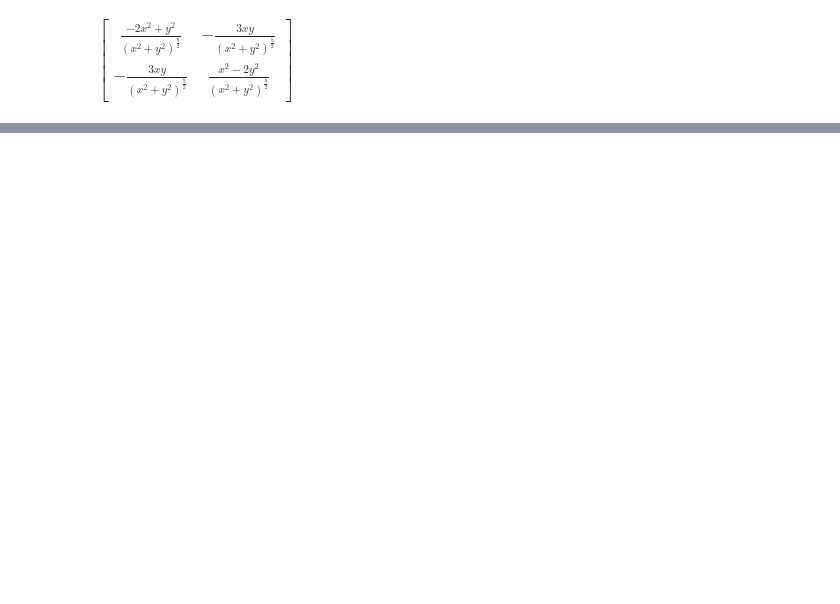
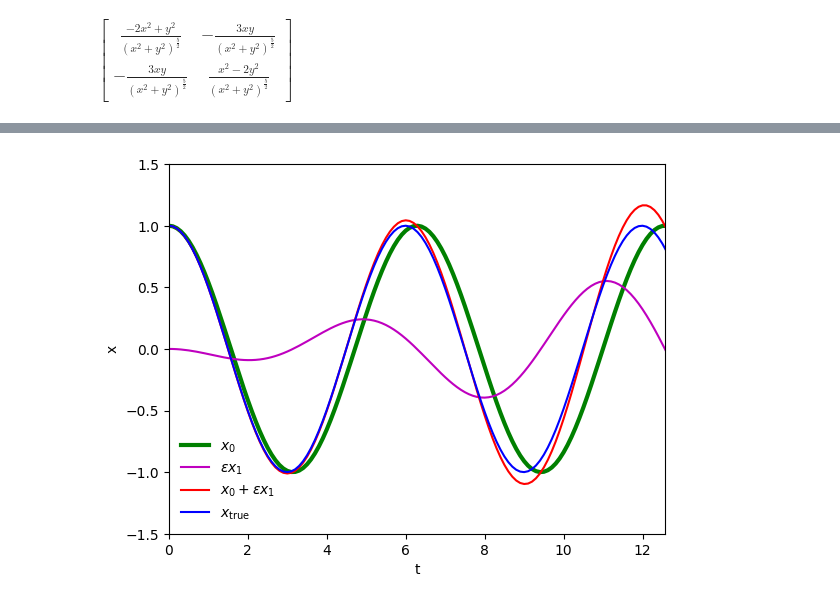
Before and after one commit to ybillchen/useful_scripts, a Jupyter notebook: Hamiltonian.ipynb, the cells around one changed output, grey strips where cells are left out. Drawn from its saved outputs; the diff is of its cells as text; code cells hidden in the pictures; blank space fills up the shorter version.

```diff
--- a/Hamiltonian.ipynb
+++ b/Hamiltonian.ipynb
@@ -428,0 +549,73 @@ plt.show()
+# %%
+# Base solution
+
+fig, ax = plt.subplots()
+
+def f(state, t):
+    x, v = state
+    dHdx, dHdv = x, v
+    return np.array([dHdv, -dHdx])
+
+x0, v0 = 1.0, 0.0
+state0 = np.array([x0, v0])
+
+t_array = np.arange(0, 8*np.pi, 0.1)
+solution = odeint(f, state0, t_array)
+
+x, v = solution.T
+
+ax.plot(t_array, x, c='g', lw=3, label='$x_0$')
+
+xt = interp1d(t_array, x, fill_value='extrapolate')
+vt = interp1d(t_array, v, fill_value='extrapolate')
+
+# Perturbation
+
+epsilon = 0.1
+
+def f1(state, t):
+    x1, v1 = state
+    x, v = xt(t), vt(t)
+
+    dV1dx = x
+    T_term = 1 * x1 # tidal term
+
+    dx1dt, dv1dt = v1, -T_term-dV1dx
+    return np.array([dx1dt, dv1dt])
+
+state0 = np.array([0.0, 0.0])
+solution = odeint(f1, state0, t_array)
+
+x1, v1 = solution.T
+
+# for i in range(len(t_array)-1, 100, -40):
+#     ax.arrow(x[i],y[i],epsilon*x1[i],epsilon*y1[i], width=0.04, fc='m', ec='None', length_includes_head=True)
+# ax.plot([], [], c='m', label='$\epsilon x_1$')
+
+ax.plot(t_array, epsilon*x1, c='m', label='$\epsilon x_1$')
+ax.plot(t_array, x+epsilon*x1, c='r', label='$x_0+\epsilon x_1$')
+
+# true solution
+
+def ftrue(state, t):
+    x, v = state
+    dH1dx, dH1dv = x, 0
+    return f(state, t) + epsilon*np.array([dH1dv, -dH1dx])
+
+x0, v0 = 1.0, 0.0
+state0 = np.array([x0, v0])
+solution = odeint(ftrue, state0, t_array)
+
+xtrue, vtrue = solution.T
+
+ax.plot(t_array, xtrue, c='b', label=r'$x_{\rm true}$')
+
+ax.legend(frameon=False, loc='lower left')
+
+ax.set_xlim(0,4*np.pi)
+ax.set_ylim(-1.5,1.5)
+ax.set_xlabel('t')
+ax.set_ylabel('x')
+plt.show()
+# %% [output]
+[figure, added]
```
Also changed, not shown: parts of 8 cells of this notebook.
